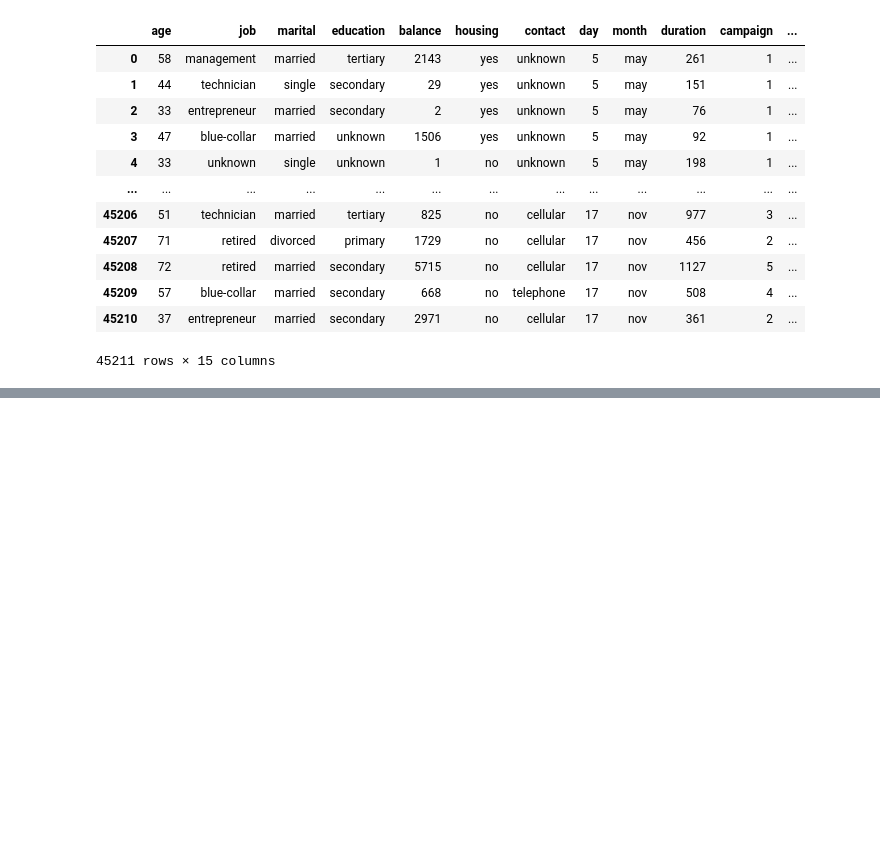
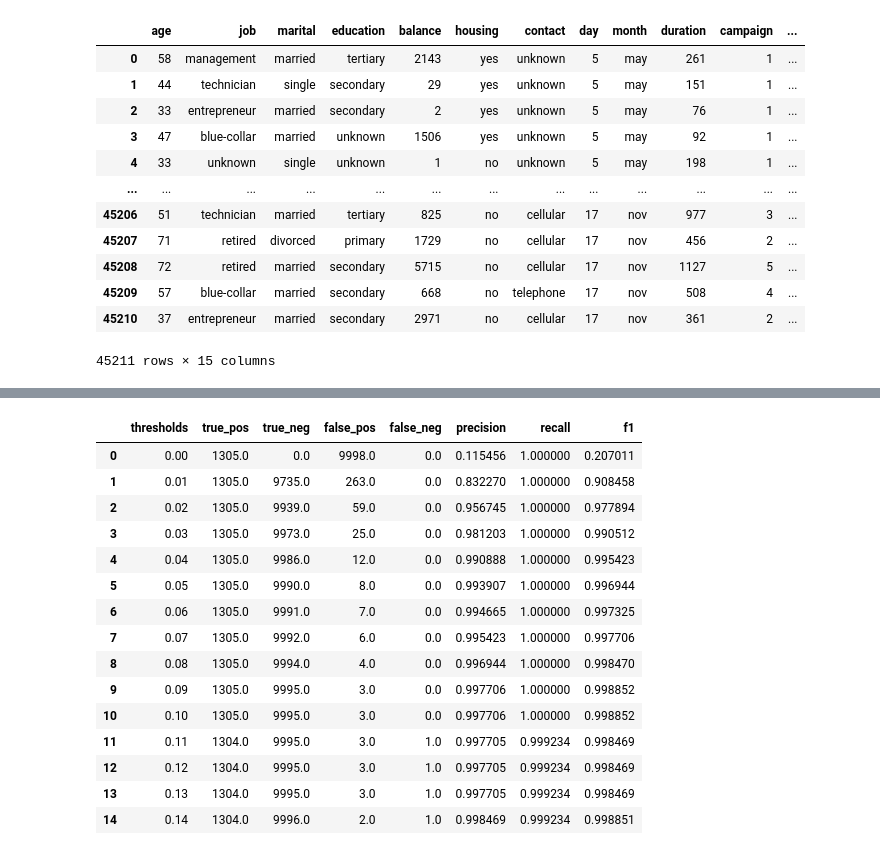
Before and after one commit to priyanshu7739410/machine-learning-zoomcamp-homework, a Jupyter notebook: Evaluation/homework.ipynb, the cells around one changed output, grey strips where cells are left out. Drawn from its saved outputs; the diff is of its cells as text; code cells hidden in the pictures; blank space fills up the shorter version.

```diff
--- a/Evaluation/homework.ipynb
+++ b/Evaluation/homework.ipynb
@@ -95,0 +157,37 @@ ROC_AUC_feature_importance
+# %%
+def tp_tn(y_val,y_pred):
+    precision_list = []
+    recall_list = []
+    true_pos=[]
+    true_neg=[]
+    false_pos=[]
+    false_neg=[]
+    f1_score=[]
+    for t in thresholds:
+        actual_positive=(y_val==1)
+        actual_negative=(y_val==0)
+
+        predict_positive=(y_pred>=t)
+        predict_negative=(y_pred<t)
+
+        tp=(predict_positive & actual_positive).sum()
+        tn=(predict_negative & actual_negative).sum()
+        fp=(predict_positive & actual_negative).sum()
+        fn=(predict_negative & actual_positive).sum()
+
+        precision = tp / (tp + fp) if (tp + fp) > 0 else np.nan
+        recall = tp / (tp + fn) if (tp + fn) > 0 else np.nan
+        f1=2*precision*recall/(precision+recall)
+
+        precision_list.append(precision)
+        recall_list.append(recall)
+        true_pos.append(tp)
+        true_neg.append(tn)
+        false_pos.append(fp)
+        false_neg.append(fn)
+        f1_score.append(f1)
+    return np.column_stack((thresholds,true_pos,true_neg,false_pos,false_neg,precision_list, recall_list,f1_score))
+
+
+precision=tp_tn(y_val,y_pred)[:,5]
+recall=tp_tn(y_val,y_pred)[:,6]
@@ -95,0 +196,19 @@ ROC_AUC_feature_importance
+# %%
+df_scores.head(15)
+# %% [output]
+|  | thresholds | true_pos | true_neg | false_pos | false_neg | precision | recall | f1 |
+| 0 | 0.00 | 1305.0 | 0.0 | 9998.0 | 0.0 | 0.115456 | 1.000000 | 0.207011 |
+| 1 | 0.01 | 1305.0 | 9735.0 | 263.0 | 0.0 | 0.832270 | 1.000000 | 0.908458 |
+| 2 | 0.02 | 1305.0 | 9939.0 | 59.0 | 0.0 | 0.956745 | 1.000000 | 0.977894 |
+| 3 | 0.03 | 1305.0 | 9973.0 | 25.0 | 0.0 | 0.981203 | 1.000000 | 0.990512 |
+| 4 | 0.04 | 1305.0 | 9986.0 | 12.0 | 0.0 | 0.990888 | 1.000000 | 0.995423 |
+| 5 | 0.05 | 1305.0 | 9990.0 | 8.0 | 0.0 | 0.993907 | 1.000000 | 0.996944 |
+| 6 | 0.06 | 1305.0 | 9991.0 | 7.0 | 0.0 | 0.994665 | 1.000000 | 0.997325 |
+| 7 | 0.07 | 1305.0 | 9992.0 | 6.0 | 0.0 | 0.995423 | 1.000000 | 0.997706 |
+| 8 | 0.08 | 1305.0 | 9994.0 | 4.0 | 0.0 | 0.996944 | 1.000000 | 0.998470 |
+| 9 | 0.09 | 1305.0 | 9995.0 | 3.0 | 0.0 | 0.997706 | 1.000000 | 0.998852 |
+| 10 | 0.10 | 1305.0 | 9995.0 | 3.0 | 0.0 | 0.997706 | 1.000000 | 0.998852 |
+| 11 | 0.11 | 1304.0 | 9995.0 | 3.0 | 1.0 | 0.997705 | 0.999234 | 0.998469 |
+| 12 | 0.12 | 1304.0 | 9995.0 | 3.0 | 1.0 | 0.997705 | 0.999234 | 0.998469 |
+| 13 | 0.13 | 1304.0 | 9995.0 | 3.0 | 1.0 | 0.997705 | 0.999234 | 0.998469 |
+| 14 | 0.14 | 1304.0 | 9996.0 | 2.0 | 1.0 | 0.998469 | 0.999234 | 0.998851 |
```
Also changed, not shown: parts of 10 cells of this notebook.
